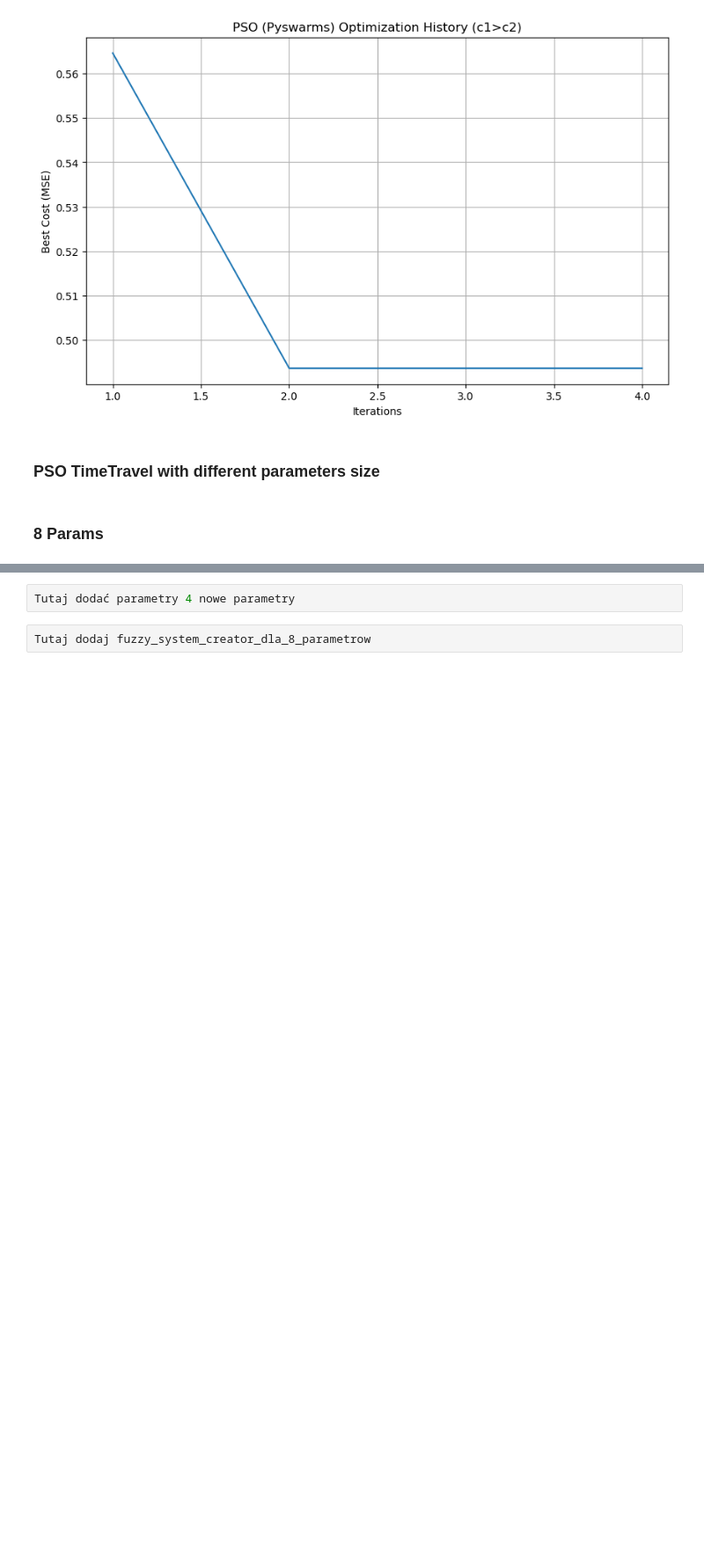
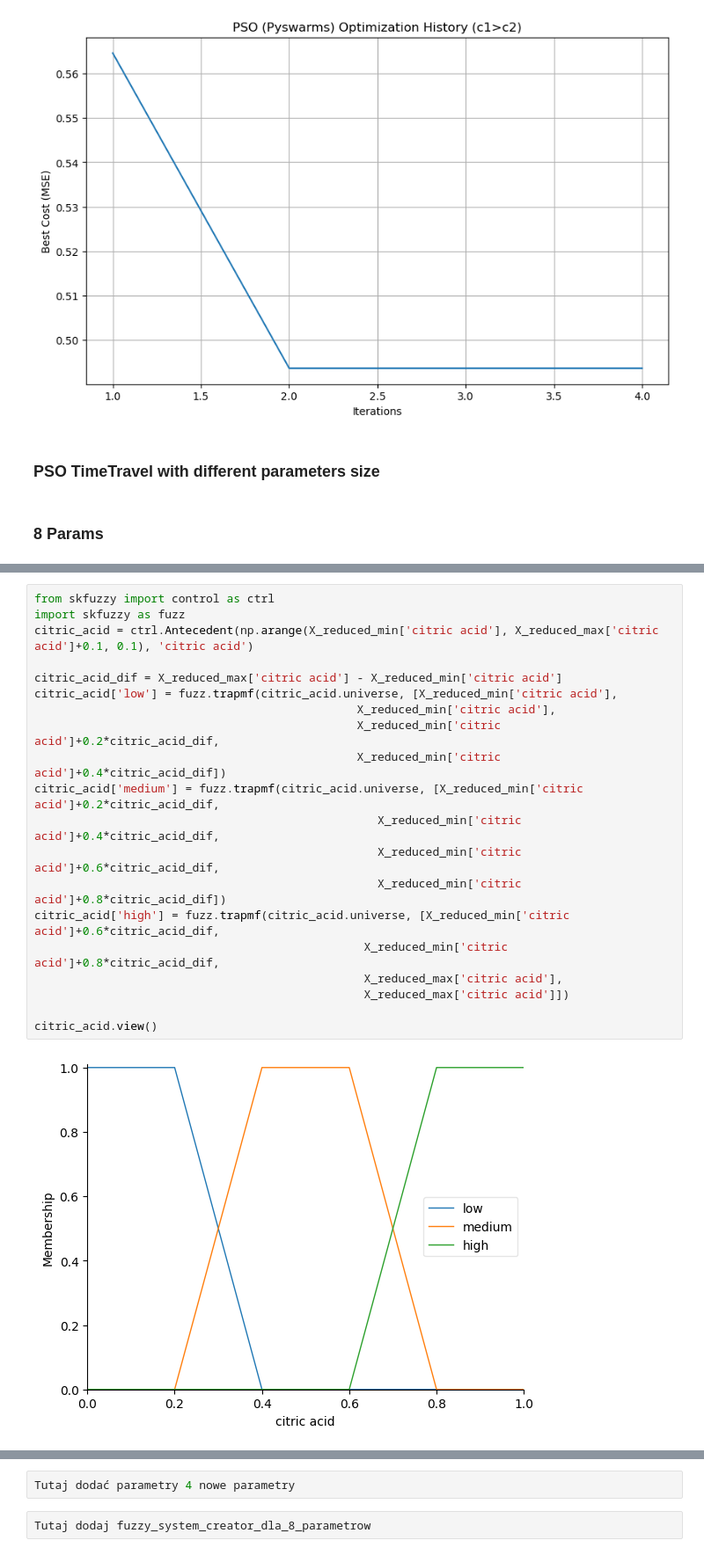
Before and after one commit to lisciu24/MIO-fuzzy-logic, a Jupyter notebook: MIO_project.ipynb, the cells around one changed output, grey strips where cells are left out. Shown at 88% size. Drawn from its saved outputs; the diff is of its cells as text; blank space fills up the shorter version.

```diff
--- a/MIO_project.ipynb
+++ b/MIO_project.ipynb
@@ -1183,0 +1222,22 @@ MSE on Test Set (c1>c2): 0.8530
+# %%
+from skfuzzy import control as ctrl
+import skfuzzy as fuzz
+citric_acid = ctrl.Antecedent(np.arange(X_reduced_min['citric acid'], X_reduced_max['citric acid']+0.1, 0.1), 'citric acid')
+
+citric_acid_dif = X_reduced_max['citric acid'] - X_reduced_min['citric acid']
+citric_acid['low'] = fuzz.trapmf(citric_acid.universe, [X_reduced_min['citric acid'],
+                                               X_reduced_min['citric acid'],
+                                               X_reduced_min['citric acid']+0.2*citric_acid_dif,
+                                               X_reduced_min['citric acid']+0.4*citric_acid_dif])
+citric_acid['medium'] = fuzz.trapmf(citric_acid.universe, [X_reduced_min['citric acid']+0.2*citric_acid_dif,
+                                                  X_reduced_min['citric acid']+0.4*citric_acid_dif,
+                                                  X_reduced_min['citric acid']+0.6*citric_acid_dif,
+                                                  X_reduced_min['citric acid']+0.8*citric_acid_dif])
+citric_acid['high'] = fuzz.trapmf(citric_acid.universe, [X_reduced_min['citric acid']+0.6*citric_acid_dif,
+                                                X_reduced_min['citric acid']+0.8*citric_acid_dif,
+                                                X_reduced_max['citric acid'],
+                                                X_reduced_max['citric acid']])
+
+citric_acid.view()
+# %% [output]
+[figure, added]
```
Also changed, not shown: parts of 17 cells of this notebook.
